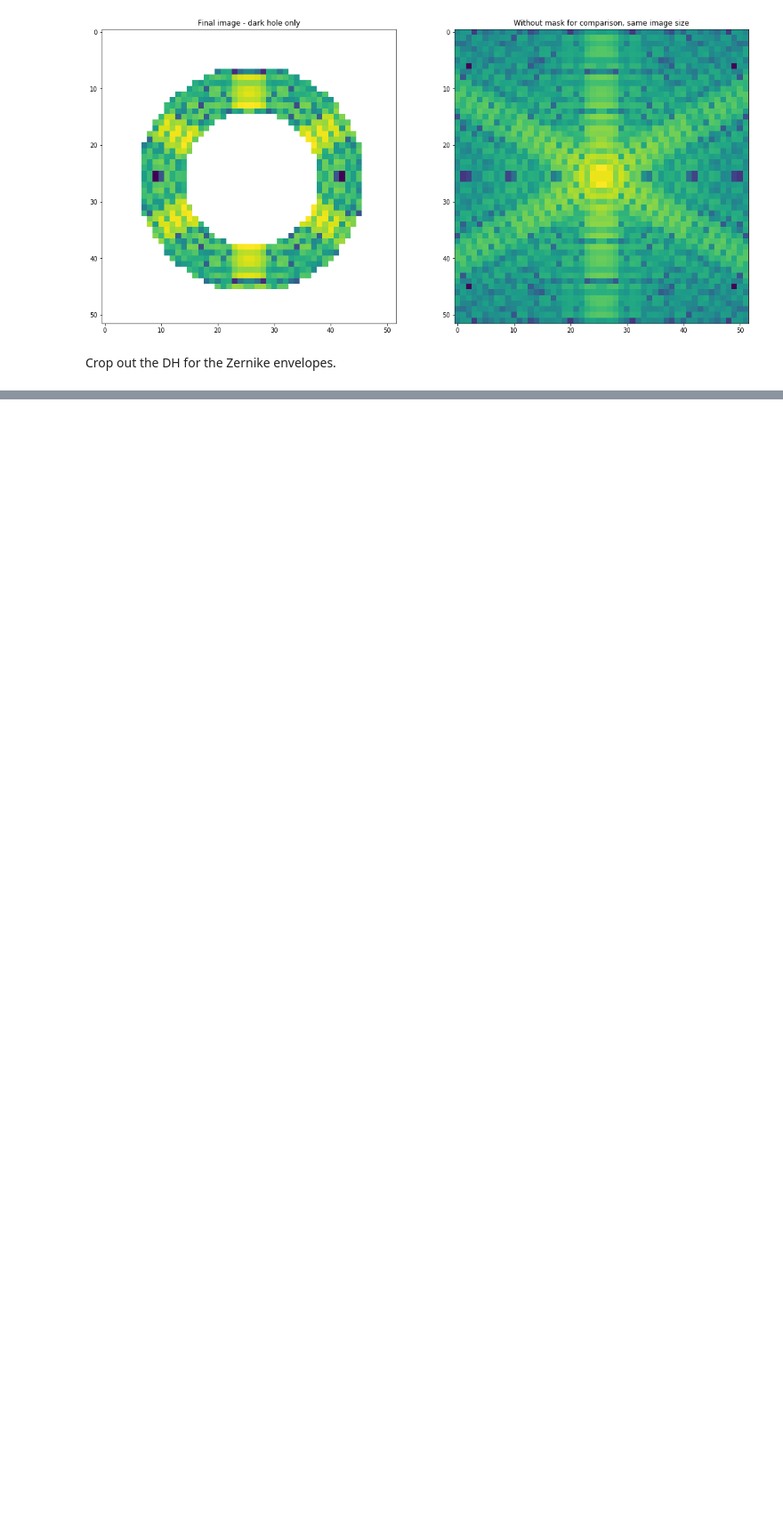
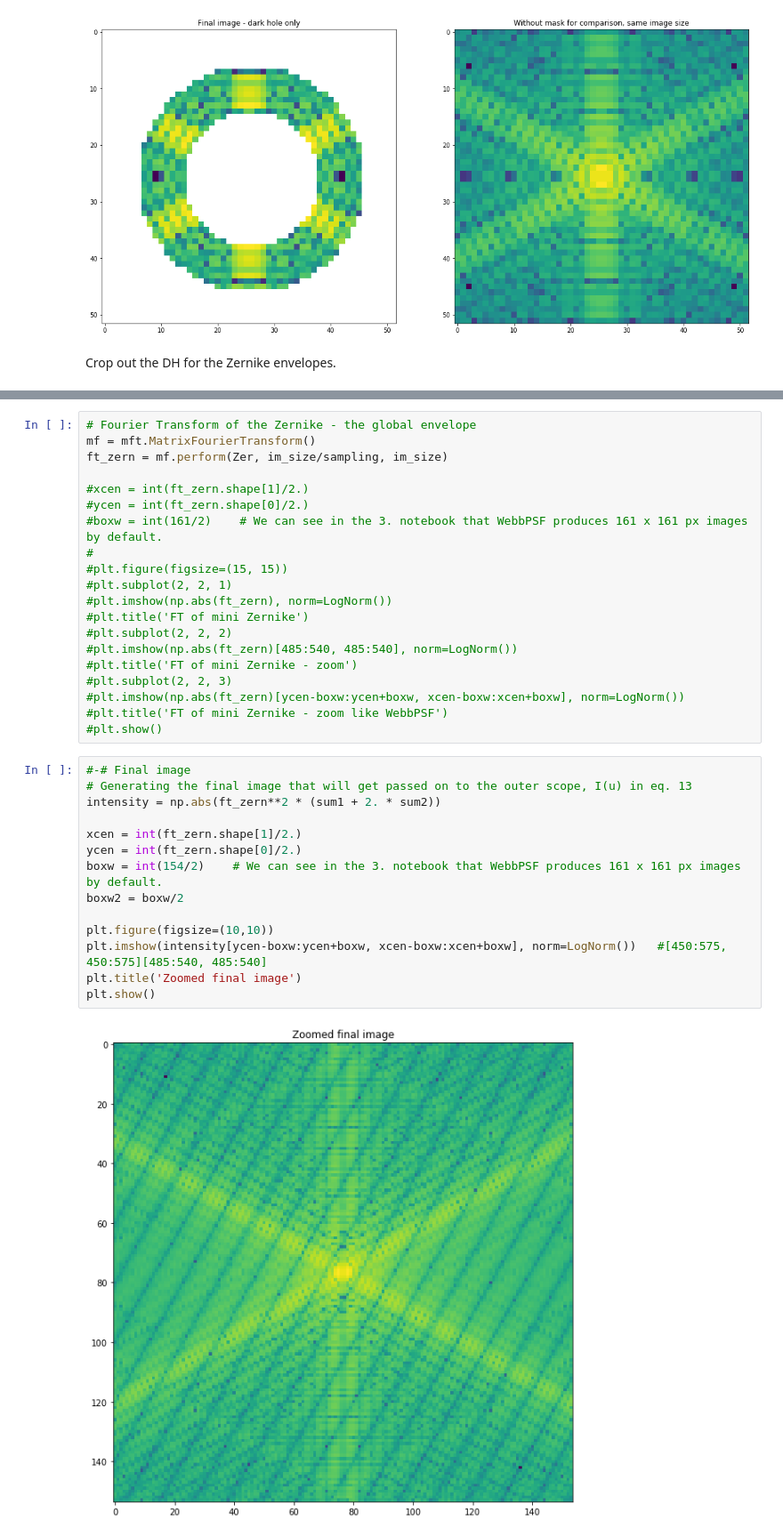
Before and after one commit to spacetelescope/PASTIS, a Jupyter notebook: Jupyter Notebooks/2_Testing PASTIS in imaging mode before calibration.ipynb, the cells around one changed output, grey strips where cells are left out. Shown at 89% size. Cells and saved outputs as stored; diff of their text form; blank space fills up the shorter version.

```diff
--- a/Jupyter Notebooks/2_Testing PASTIS in imaging mode before calibration.ipynb
+++ b/Jupyter Notebooks/2_Testing PASTIS in imaging mode before calibration.ipynb
@@ -454,0 +563,36 @@ plt.show()
+# %%
+# Fourier Transform of the Zernike - the global envelope
+mf = mft.MatrixFourierTransform()
+ft_zern = mf.perform(Zer, im_size/sampling, im_size)
+
+#xcen = int(ft_zern.shape[1]/2.)
+#ycen = int(ft_zern.shape[0]/2.)
+#boxw = int(161/2)    # We can see in the 3. notebook that WebbPSF produces 161 x 161 px images by default.
+#
+#plt.figure(figsize=(15, 15))
+#plt.subplot(2, 2, 1)
+#plt.imshow(np.abs(ft_zern), norm=LogNorm())
+#plt.title('FT of mini Zernike')
+#plt.subplot(2, 2, 2)
+#plt.imshow(np.abs(ft_zern)[485:540, 485:540], norm=LogNorm())
+#plt.title('FT of mini Zernike - zoom')
+#plt.subplot(2, 2, 3)
+#plt.imshow(np.abs(ft_zern)[ycen-boxw:ycen+boxw, xcen-boxw:xcen+boxw], norm=LogNorm())
+#plt.title('FT of mini Zernike - zoom like WebbPSF')
+#plt.show()
+# %%
+#-# Final image
+# Generating the final image that will get passed on to the outer scope, I(u) in eq. 13
+intensity = np.abs(ft_zern**2 * (sum1 + 2. * sum2))
+
+xcen = int(ft_zern.shape[1]/2.)
+ycen = int(ft_zern.shape[0]/2.)
+boxw = int(154/2)    # We can see in the 3. notebook that WebbPSF produces 161 x 161 px images by default.
+boxw2 = boxw/2
+
+plt.figure(figsize=(10,10))
+plt.imshow(intensity[ycen-boxw:ycen+boxw, xcen-boxw:xcen+boxw], norm=LogNorm())   #[450:575, 450:575][485:540, 485:540]
+plt.title('Zoomed final image')
+plt.show()
+# %% [output]
+[figure, added]
```
Also changed, not shown: parts of 39 cells of this notebook.
